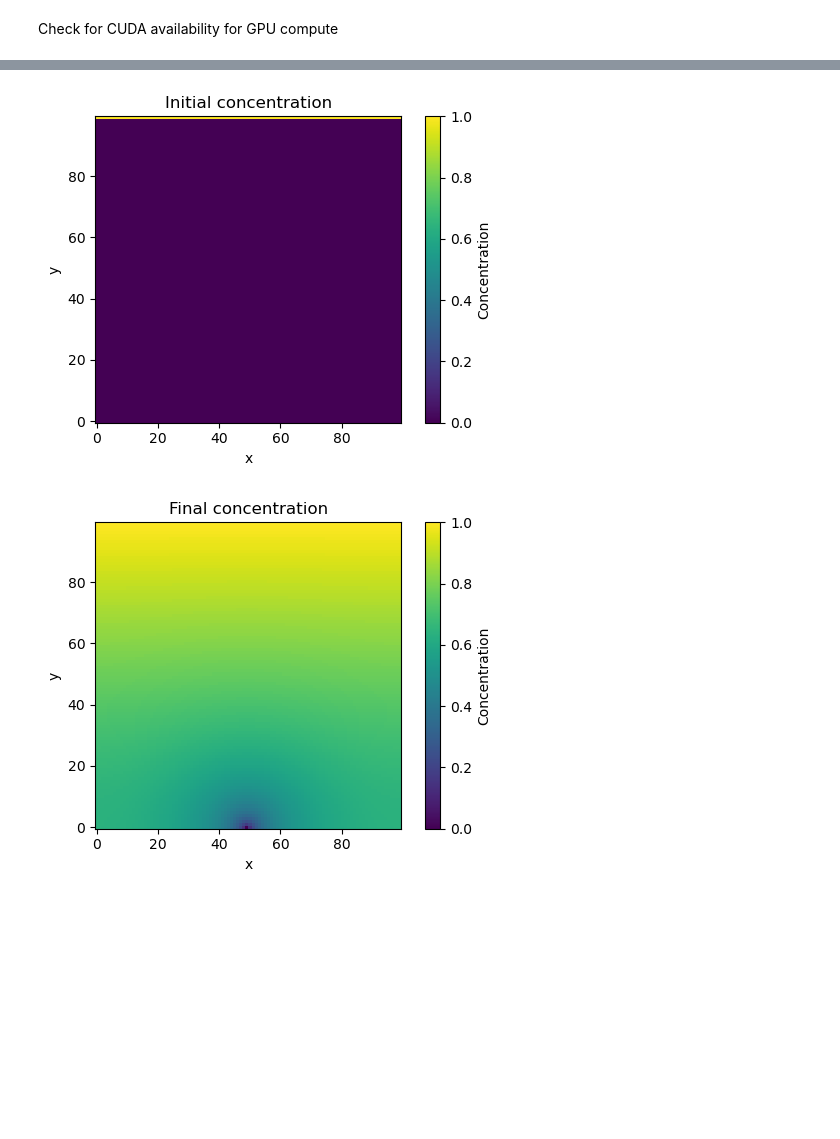
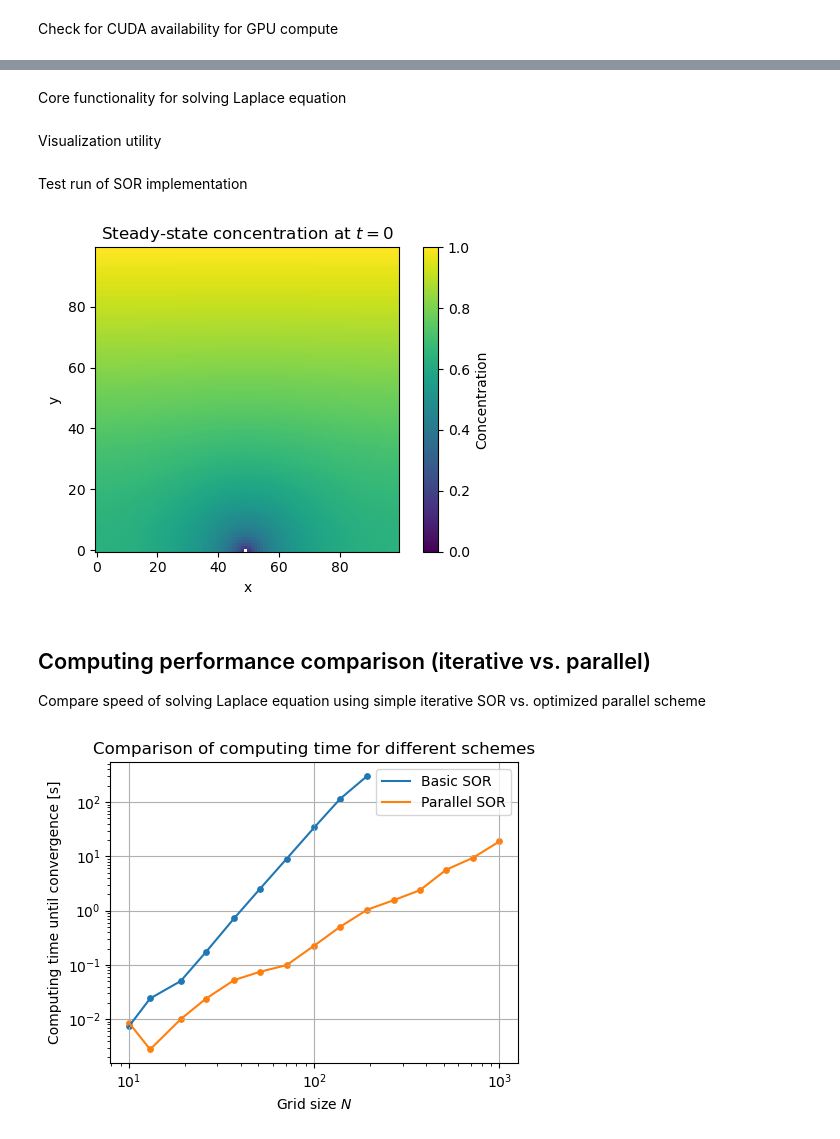
Before and after one commit to jonas4climate/modelling-natural-processes, a Jupyter notebook: Set2_1_1.ipynb, the cells around one changed output, grey strips where cells are left out. Drawn from its saved outputs; the diff is of its cells as text; code cells hidden in the pictures; blank space fills up the shorter version.

```diff
--- a/Set2_1_1.ipynb
+++ b/Set2_1_1.ipynb
@@ -106,0 +44,2 @@ def plot_laplace_grid(c, title, filename):
+# %% [markdown]
+Core functionality for solving Laplace equation
@@ -106,0 +130,2 @@ def plot_laplace_grid(c, title, filename):
+# %% [markdown]
+Visualization utility
@@ -107,18 +171,22 @@ def plot_laplace_grid(c, title, filename):
+# %% [markdown]
+Test run of SOR implementation
 # %%
 Nx = 100
-omega = 1.7
+omega = 1.8
 
 c = np.zeros((Nx, Nx))
 c[:, -1] = 1.0
-c[Nx//2, 0] = 0.0
 c_init = c.copy()
 
 obj = np.zeros((Nx, Nx), dtype=int)  # growing object
 obj[Nx//2, 0] = 1
+c[Nx//2, 0] = 0.0
 
 c, iter, converged = sor_parallel(c, omega, obj)
-plot_laplace_grid(c_init, 'Initial concentration', 'initial_concentration')
-plot_laplace_grid(c, 'Final concentration', 'final_concentration')
+plot_object_on_concentration(c, obj, f'Steady-state concentration at $t=0$', f'initial_concentration_dla')
 # %% [output]
-[figure, old version]
+[figure, new version]
-[figure, removed]
+# %% [markdown]
+## Computing performance comparison (iterative vs. parallel)
+
+Compare speed of solving Laplace equation using simple iterative SOR vs. optimized parallel scheme
@@ -124,0 +220,17 @@ plot_laplace_grid(c, 'Final concentration', 'final_concentration')
+# %%
+plt.figure(figsize=(5, 4), layout='tight')
+plt.plot(gridsizes, times[:, 0], label='Basic SOR', color='tab:blue')
+plt.scatter(gridsizes, times[:, 0], color='tab:blue', s=15)
+plt.plot(gridsizes, times[:, 1], label='Parallel SOR', color='tab:orange')
+plt.scatter(gridsizes, times[:, 1], color='tab:orange', s=15)
+plt.xlabel('Grid size $N$')
+plt.ylabel('Computing time until convergence [s]')
+plt.xscale('log')
+plt.yscale('log')
+plt.grid(True)
+plt.legend()
+plt.title('Comparison of computing time for different schemes')
+plt.savefig(f'{MEDIA_PATH}/comparison_by_time.png', dpi=300, bbox_inches='tight')
+plt.show()
+# %% [output]
+[figure, added]
```
Also changed, not shown: parts of 13 cells of this notebook, 9 other files.
